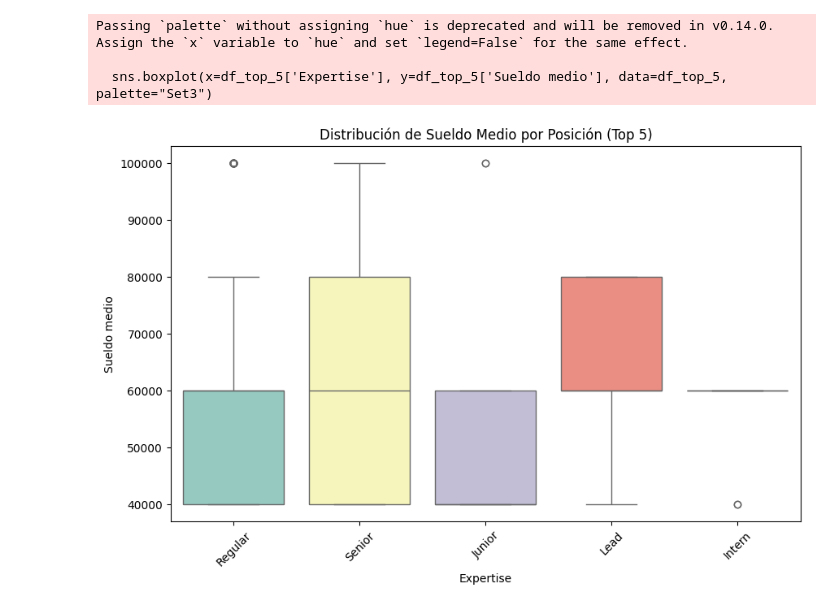
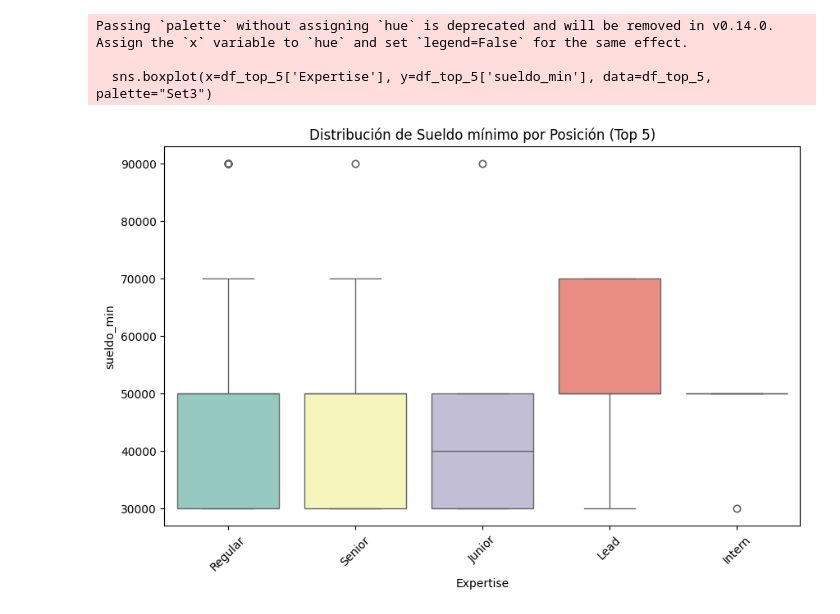
Before and after one commit to PabloContreras45/Proyecto-empleo, a Jupyter notebook: empleo_analisis.ipynb, the cells around one changed output. Cells and saved outputs as stored; diff of their text form; code cells hidden in the pictures.

```diff
--- a/empleo_analisis.ipynb
+++ b/empleo_analisis.ipynb
@@ -104,12 +139,12 @@ Intern      11
 Name: count, dtype: int64
 # %%
 plt.figure(figsize=(10, 6))
-sns.boxplot(x=df_top_5['Expertise'], y=df_top_5['Sueldo medio'], data=df_top_5, palette="Set3")
-plt.title('Distribución de Sueldo Medio por Posición (Top 5)')
+sns.boxplot(x=df_top_5['Expertise'], y=df_top_5['sueldo_min'], data=df_top_5, palette="Set3")
+plt.title('Distribución de Sueldo mínimo por Posición (Top 5)')
 plt.xticks(rotation=45)
 plt.show()
 # %% [output]
 Passing `palette` without assigning `hue` is deprecated and will be removed in v0.14.0. Assign the `x` variable to `hue` and set `legend=False` for the same effect.
 
-  sns.boxplot(x=df_top_5['Expertise'], y=df_top_5['Sueldo medio'], data=df_top_5, palette="Set3")
+  sns.boxplot(x=df_top_5['Expertise'], y=df_top_5['sueldo_min'], data=df_top_5, palette="Set3")
-[figure, old version]
+[figure, new version]
```
Also changed, not shown: parts of 20 cells of this notebook, 1 other file.
